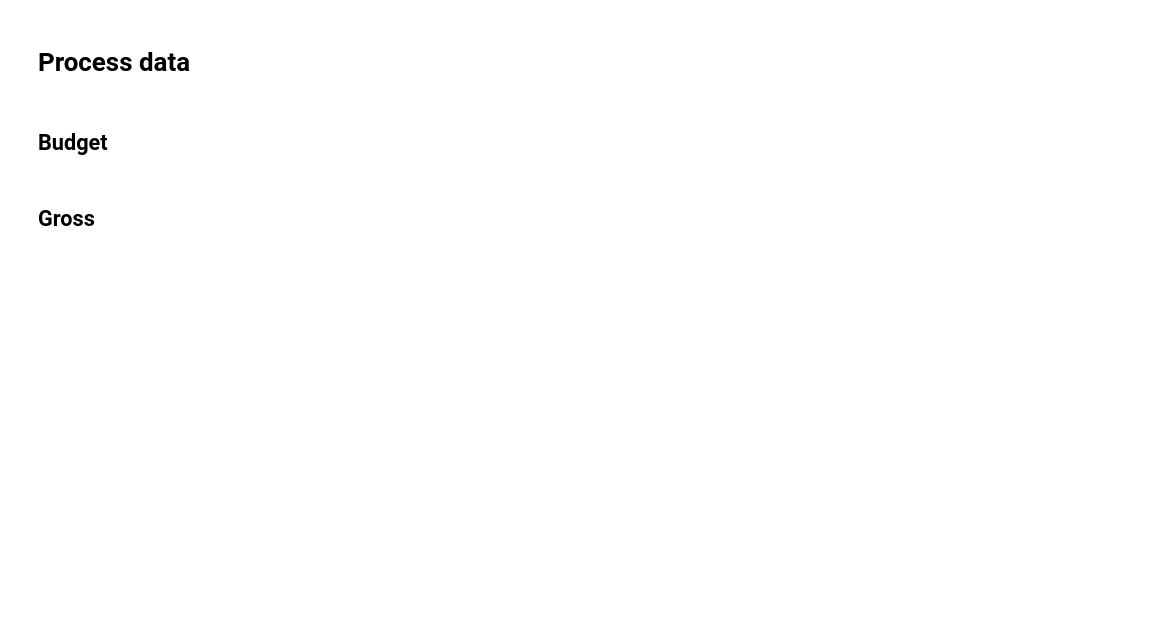
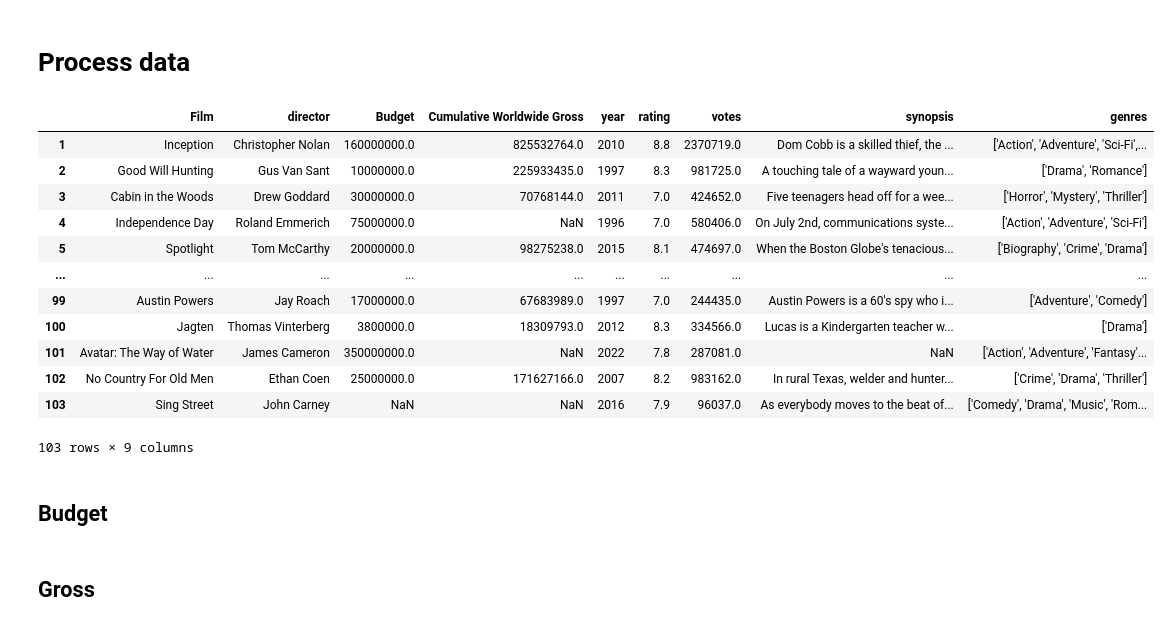
Before and after one commit to Filmavond-Science-Inc/Movie-night-dashboard, a Jupyter notebook: create_movie_dataframe.ipynb, the cells around one changed output. Drawn from its saved outputs; the diff is of its cells as text; code cells hidden in the pictures; blank space fills up the shorter version.

```diff
--- a/create_movie_dataframe.ipynb
+++ b/create_movie_dataframe.ipynb
@@ -101,4 +173,21 @@ movie_stats
 # %% [markdown]
 # Process data
+# %%
+movie_stats = pd.read_csv("movie_stats.csv", index_col="Unnamed: 0")
+movie_stats
+# %% [output]
+|  | Film | director | Budget | Cumulative Worldwide Gross | year | rating | votes | synopsis | genres |
+| 1 | Inception | Christopher Nolan | 160000000.0 | 825532764.0 | 2010 | 8.8 | 2370719.0 | Dom Cobb is a skilled thief, the ... | ['Action', 'Adventure', 'Sci-Fi',... |
+| 2 | Good Will Hunting | Gus Van Sant | 10000000.0 | 225933435.0 | 1997 | 8.3 | 981725.0 | A touching tale of a wayward youn... | ['Drama', 'Romance'] |
+| 3 | Cabin in the Woods | Drew Goddard | 30000000.0 | 70768144.0 | 2011 | 7.0 | 424652.0 | Five teenagers head off for a wee... | ['Horror', 'Mystery', 'Thriller'] |
+| 4 | Independence Day | Roland Emmerich | 75000000.0 | NaN | 1996 | 7.0 | 580406.0 | On July 2nd, communications syste... | ['Action', 'Adventure', 'Sci-Fi'] |
+| 5 | Spotlight | Tom McCarthy | 20000000.0 | 98275238.0 | 2015 | 8.1 | 474697.0 | When the Boston Globe's tenacious... | ['Biography', 'Crime', 'Drama'] |
+| ... | ... | ... | ... | ... | ... | ... | ... | ... | ... |
+| 99 | Austin Powers | Jay Roach | 17000000.0 | 67683989.0 | 1997 | 7.0 | 244435.0 | Austin Powers is a 60's spy who i... | ['Adventure', 'Comedy'] |
+| 100 | Jagten | Thomas Vinterberg | 3800000.0 | 18309793.0 | 2012 | 8.3 | 334566.0 | Lucas is a Kindergarten teacher w... | ['Drama'] |
+| 101 | Avatar: The Way of Water | James Cameron | 350000000.0 | NaN | 2022 | 7.8 | 287081.0 | NaN | ['Action', 'Adventure', 'Fantasy'... |
+| 102 | No Country For Old Men | Ethan Coen | 25000000.0 | 171627166.0 | 2007 | 8.2 | 983162.0 | In rural Texas, welder and hunter... | ['Crime', 'Drama', 'Thriller'] |
+| 103 | Sing Street | John Carney | NaN | NaN | 2016 | 7.9 | 96037.0 | As everybody moves to the beat of... | ['Comedy', 'Drama', 'Music', 'Rom... |
+103 rows × 9 columns
 # %% [markdown]
 ## Budget
```
Also changed, not shown: parts of 15 cells of this notebook, 10 other files.
